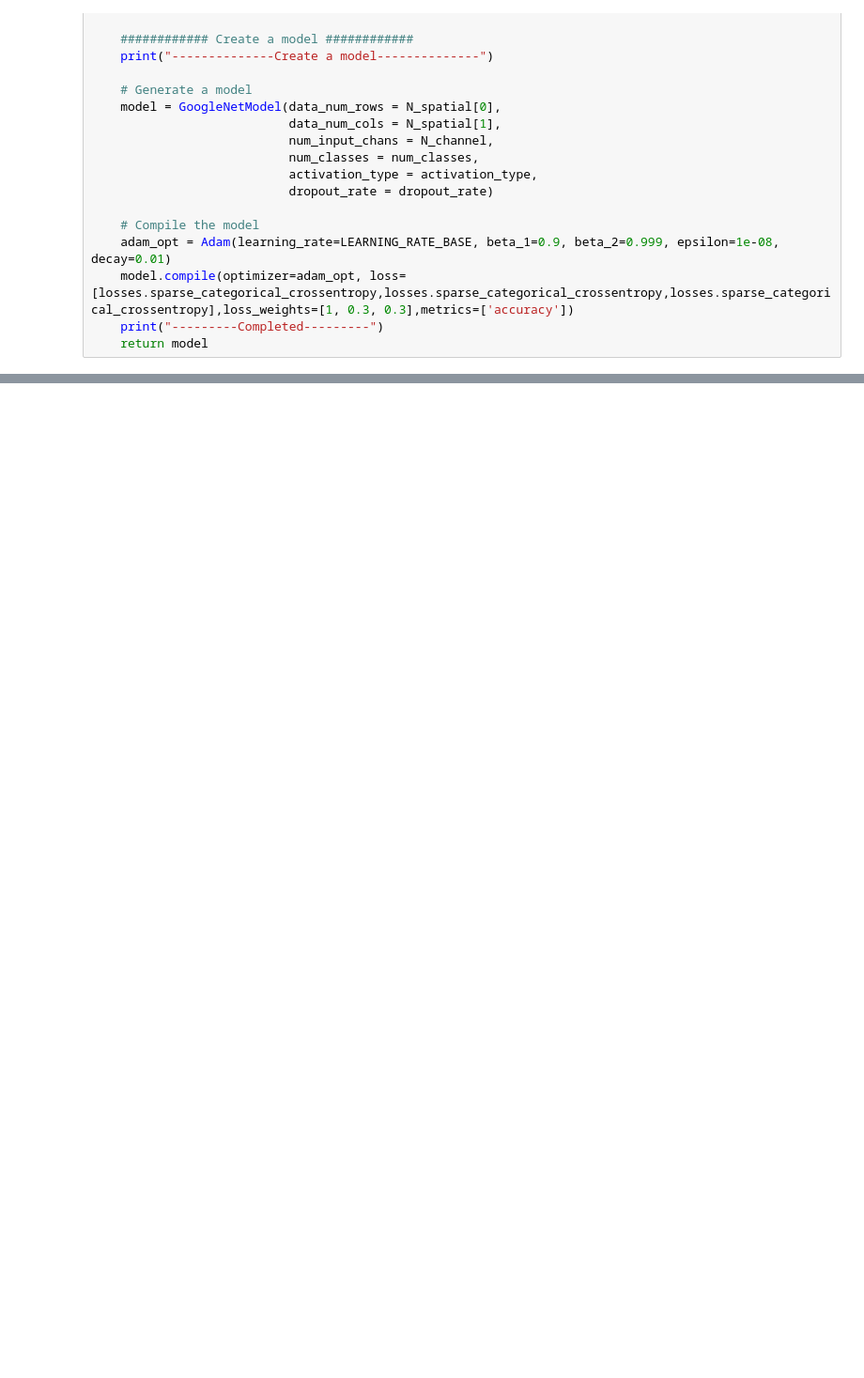
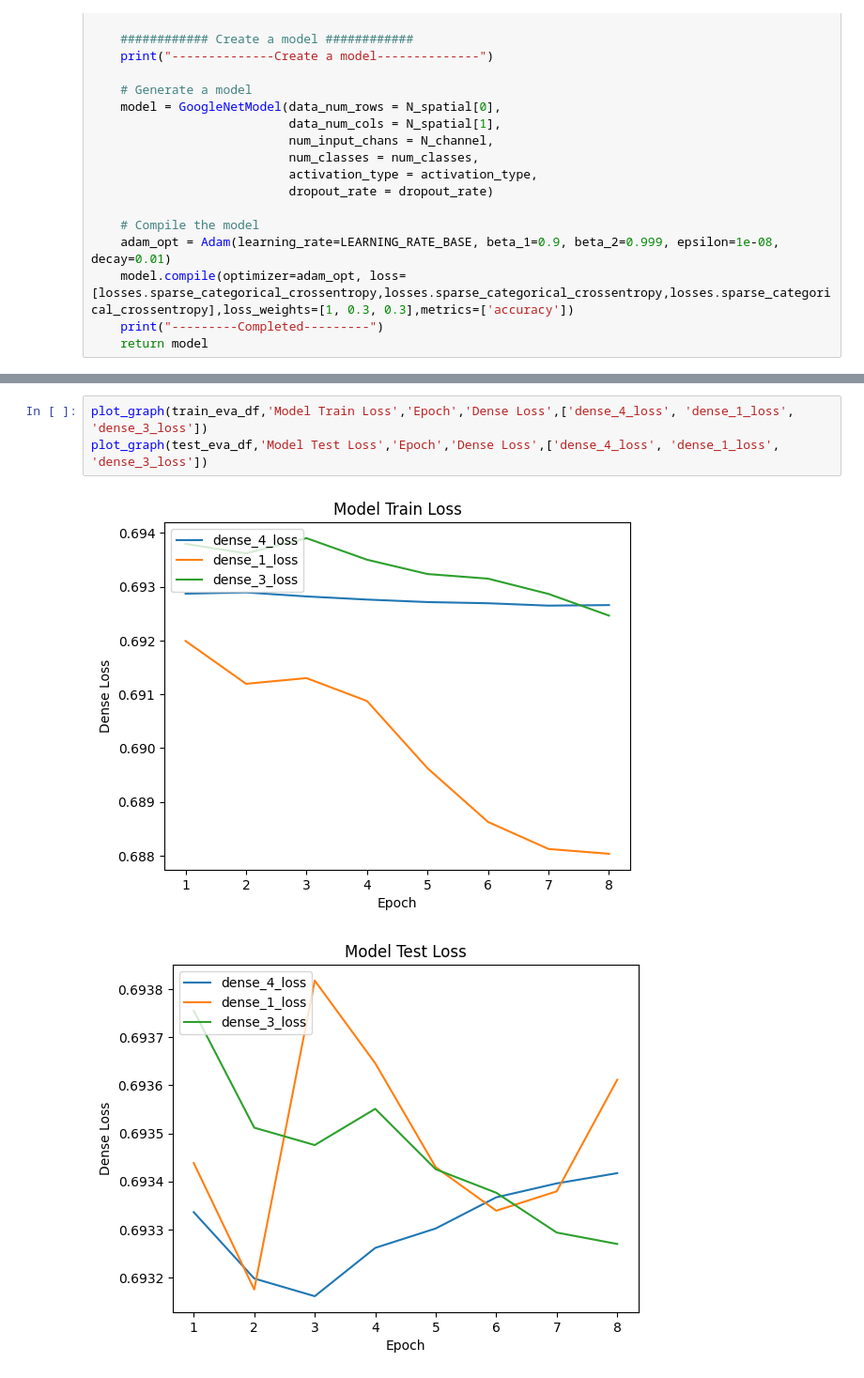
Before and after one commit to deepakjsagarwal/WC, a Jupyter notebook: GoogleNet.ipynb, the cells around one changed output, grey strips where cells are left out. Shown at 94% size. Drawn from its saved outputs; the diff is of its cells as text; blank space fills up the shorter version.

```diff
--- a/GoogleNet.ipynb
+++ b/GoogleNet.ipynb
@@ -365,0 +382,6 @@ Testing started
+# %%
+plot_graph(train_eva_df,'Model Train Loss','Epoch','Dense Loss',['dense_4_loss', 'dense_1_loss', 'dense_3_loss'])
+plot_graph(test_eva_df,'Model Test Loss','Epoch','Dense Loss',['dense_4_loss', 'dense_1_loss', 'dense_3_loss'])
+# %% [output]
+[figure, added]
+[figure, added]
```
Also changed, not shown: parts of 25 cells of this notebook.
